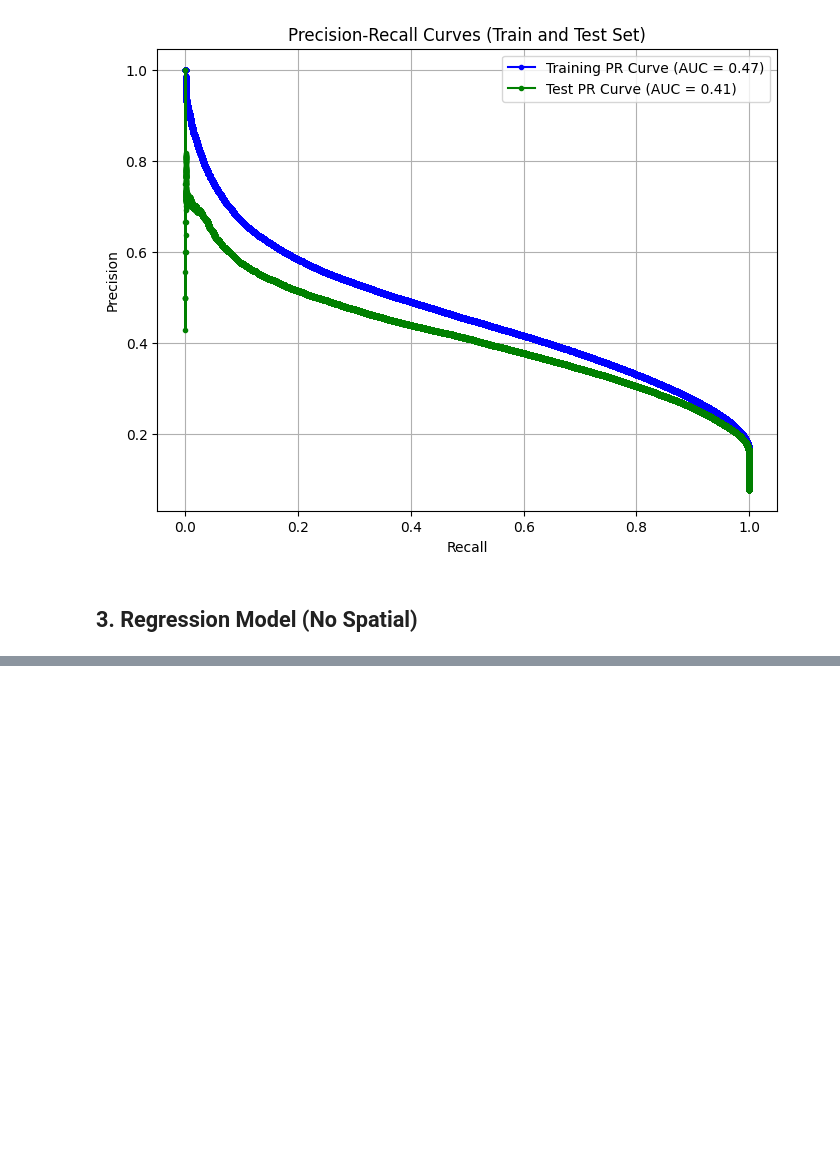
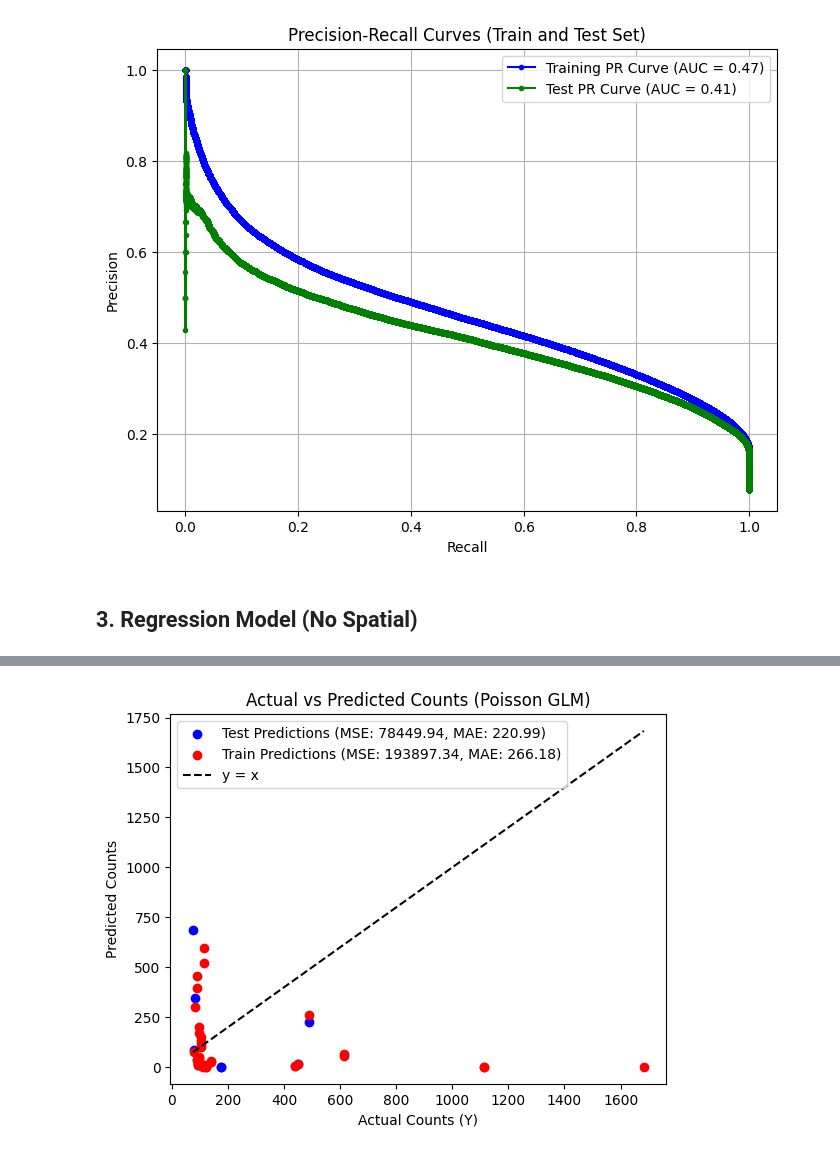
Before and after one commit to chenmo8/Predicting_Traffic_Accidents, a Jupyter notebook: Train_Model.ipynb, the cells around one changed output, grey strips where cells are left out. Saved outputs shown, nothing was run; the diff lists cells and outputs as text; code cells hidden in the pictures; blank space fills up the shorter version.

```diff
--- a/Train_Model.ipynb
+++ b/Train_Model.ipynb
@@ -692,7 +698,7 @@ while seconds_i < 1440:
     time_data_crashes.append((2*seconds_i+inc)/2)
     seconds_i+=inc
 
-crash_time_data_transformed = [[1]+[time_data_crashes[i]] for i in range(len(time_data_crashes))]
+crash_time_data_transformed = [time_data_crashes[i] for i in range(len(time_data_crashes))]
 # %%
 list1 = crash_time_data_transformed
 import random
@@ -767,18 +738,0 @@ train_predict = clf.predict(new_X)
-# %%
-import featuremap
-from sklearn import preprocessing as pre
-clf = featuremap.LinearModel()
-
-new_X = clf.create_poly(4, sampled_list1)
-clf.fit(new_X, sampled_list2)#
-new_plot_X = clf.create_poly(4, non_sampled_list1)
-plot_y = clf.predict(new_plot_X)
-x_plot = [x[1] for x in new_plot_X]
-plt.scatter(x_plot, non_sampled_list2, color='green')
-plt.xlabel("Minutes of Accident Since Midnight")
-plt.ylabel("Annual Accident Count")
-plt.title("Annual Accident Count v.s. Minute Since Midnight " +
-          "(MSE: " + str(mean_squared_error(plot_y, non_sampled_list2)) +
-          ", MAE: " + str(mean_absolute_error(plot_y, non_sampled_list2)) + ")")
-
-plt.plot(x_plot, plot_y)
@@ -838,0 +739,51 @@ x4          6.412e-12   9.67e-13      6.631      0.000    4.52e-12    8.31e-12
+# %%
+import numpy as np
+import pandas as pd
+import statsmodels.api as sm
+from statsmodels.genmod.families import Poisson
+import matplotlib.pyplot as plt
+from sklearn.metrics import mean_squared_error, mean_absolute_error
+
+# Generate some data (for example: 100 samples, 2 predictors)
+# Fit Poisson GLM model
+train_X, train_y  = sampled_list1, sampled_list2
+test_X, test_y = non_sampled_list1, non_sampled_list2
+# Fit the Poisson GLM model
+poisson_model = sm.GLM(train_y, train_X, family=Poisson()).fit()
+
+# Make predictions using the fitted model
+test_predictions = poisson_model.predict(test_X)
+train_predictions = poisson_model.predict(train_X)
+
+# Calculate MSE and MAE for the test data
+mse_test = mean_squared_error(test_y, test_predictions)
+mae_test = mean_absolute_error(test_y, test_predictions)
+
+# Calculate MSE and MAE for the train data
+mse_train = mean_squared_error(train_y, train_predictions)
+mae_train = mean_absolute_error(train_y, train_predictions)
+
+# Create legend labels with MSE and MAE values
+test_label = f'Test Predictions (MSE: {mse_test:.2f}, MAE: {mae_test:.2f})'
+train_label = f'Train Predictions (MSE: {mse_train:.2f}, MAE: {mae_train:.2f})'
+
+# Visualizing the actual vs predicted counts
+plt.scatter(test_y, test_predictions, label=test_label, color='blue')
+plt.scatter(train_y, train_predictions, label=train_label, color='red')
+# Add the y = x line (diagonal line)
+min_val = min(min(test_y), min(train_y))  # Min value to set the axis limits
+max_val = max(max(test_y), max(train_y))  # Max value to set the axis limits
+plt.plot([min_val, max_val], [min_val, max_val], 'k--', label='y = x', color='black')  # Dashed line
+
+# Adding labels and title
+plt.xlabel("Actual Counts (Y)")
+plt.ylabel("Predicted Counts")
+plt.title("Actual vs Predicted Counts (Poisson GLM)")
+
+# Adding a legend
+plt.legend()
+
+# Show the plot
+plt.show()
+# %% [output]
+[figure, added]
```
Also changed, not shown: parts of 25 cells of this notebook.
